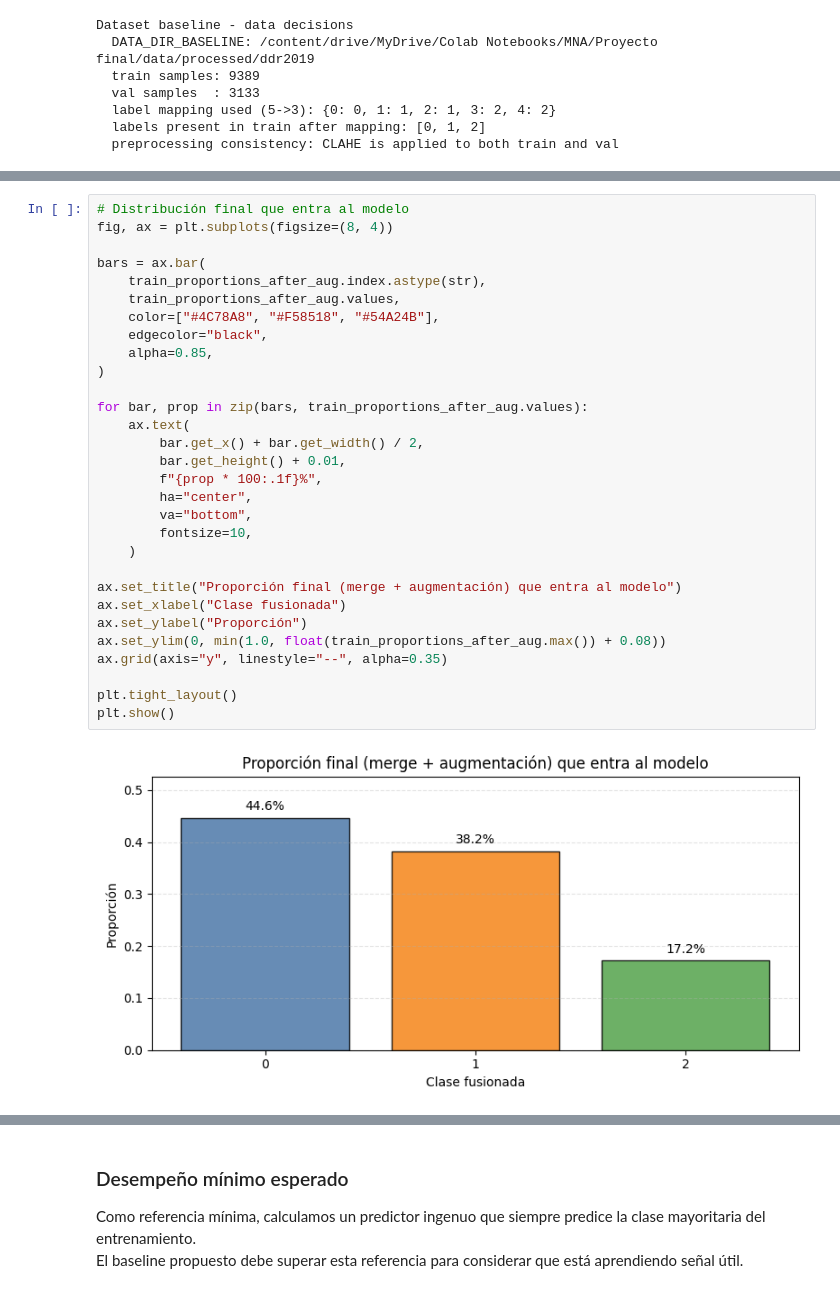
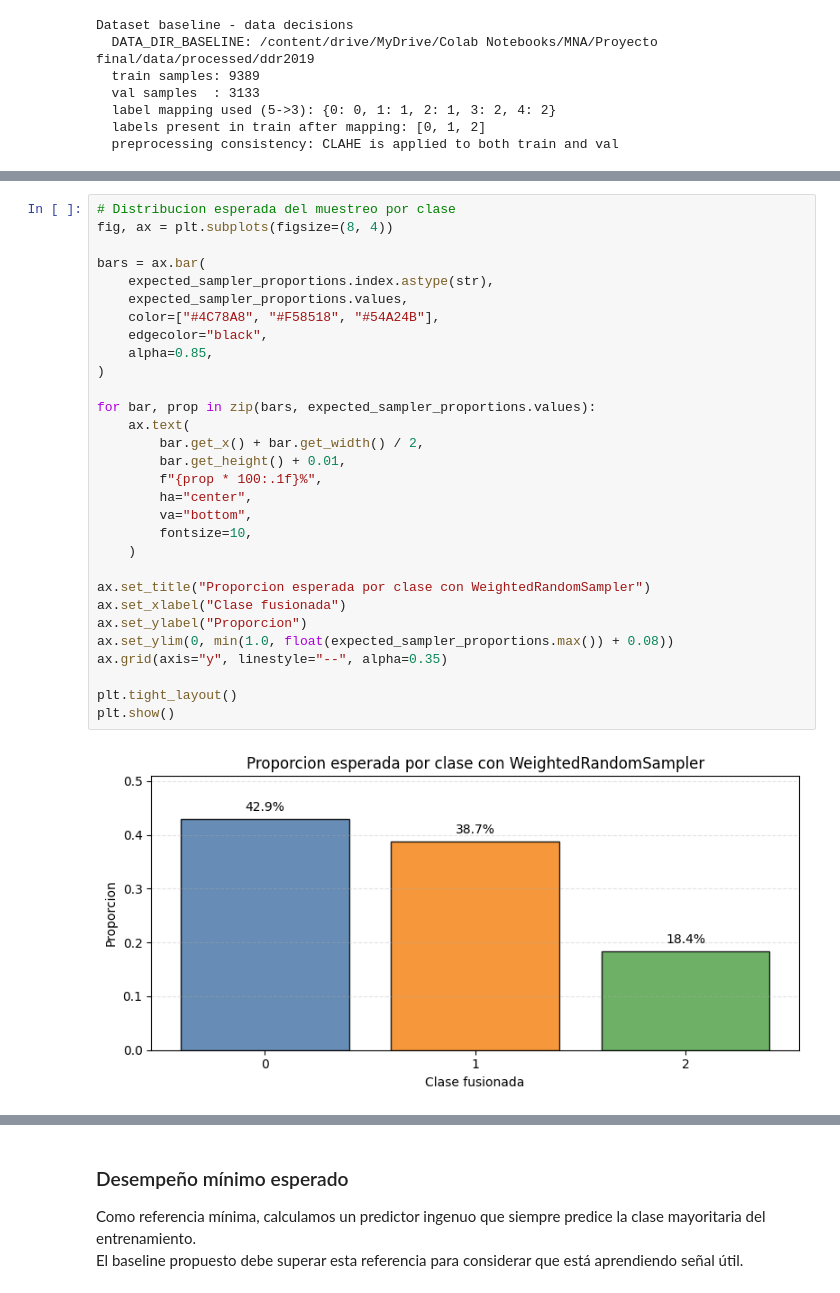
Before and after one commit to magdaleno88/Sam_Oct_IA, a Jupyter notebook: notebooks/Avance4_Equipo21_ConvNeXt-Tiny.ipynb, the cells around one changed output, grey strips where cells are left out. Drawn from its saved outputs; the diff is of its cells as text.

Commit message:
tunning model

```diff
--- a/notebooks/Avance4_Equipo21_ConvNeXt-Tiny.ipynb
+++ b/notebooks/Avance4_Equipo21_ConvNeXt-Tiny.ipynb
@@ -1174,34 +1162,34 @@ Training-set balancing summary (after merge + sampling):
 # %%
-# Distribución final que entra al modelo
+# Distribucion esperada del muestreo por clase
 fig, ax = plt.subplots(figsize=(8, 4))
 
 bars = ax.bar(
-    train_proportions_after_aug.index.astype(str),
-    train_proportions_after_aug.values,
+    expected_sampler_proportions.index.astype(str),
+    expected_sampler_proportions.values,
     color=["#4C78A8", "#F58518", "#54A24B"],
     edgecolor="black",
     alpha=0.85,
 )
 
-for bar, prop in zip(bars, train_proportions_after_aug.values):
+for bar, prop in zip(bars, expected_sampler_proportions.values):
     ax.text(
         bar.get_x() + bar.get_width() / 2,
         bar.get_height() + 0.01,
         f"{prop * 100:.1f}%",
         ha="center",
         va="bottom",
         fontsize=10,
     )
 
-ax.set_title("Proporción final (merge + augmentación) que entra al modelo")
+ax.set_title("Proporcion esperada por clase con WeightedRandomSampler")
 ax.set_xlabel("Clase fusionada")
-ax.set_ylabel("Proporción")
-ax.set_ylim(0, min(1.0, float(train_proportions_after_aug.max()) + 0.08))
+ax.set_ylabel("Proporcion")
+ax.set_ylim(0, min(1.0, float(expected_sampler_proportions.max()) + 0.08))
 ax.grid(axis="y", linestyle="--", alpha=0.35)
 
 plt.tight_layout()
 plt.show()
 # %% [output]
-[figure, old version]
+[figure, new version]
 # %%
 
```
Also changed, not shown: parts of 18 cells of this notebook, 1 other file.
